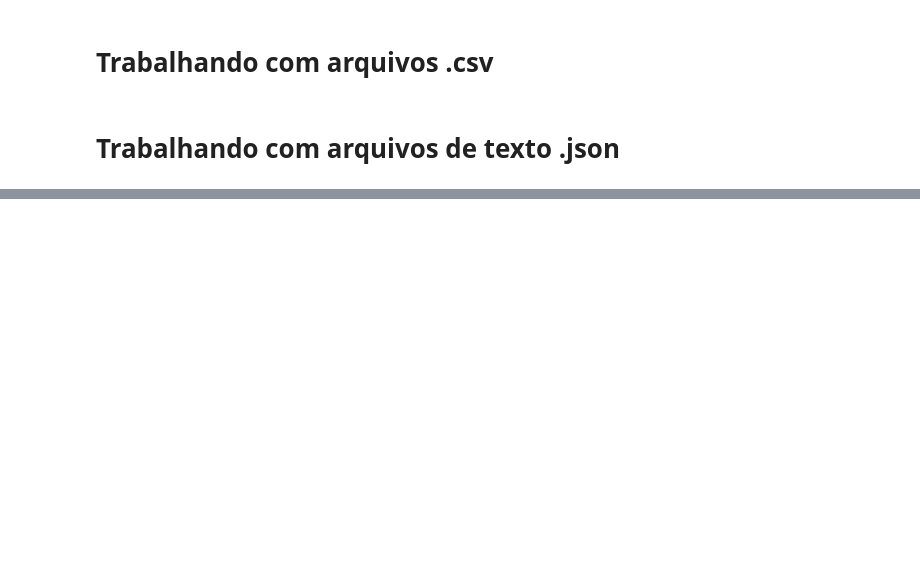
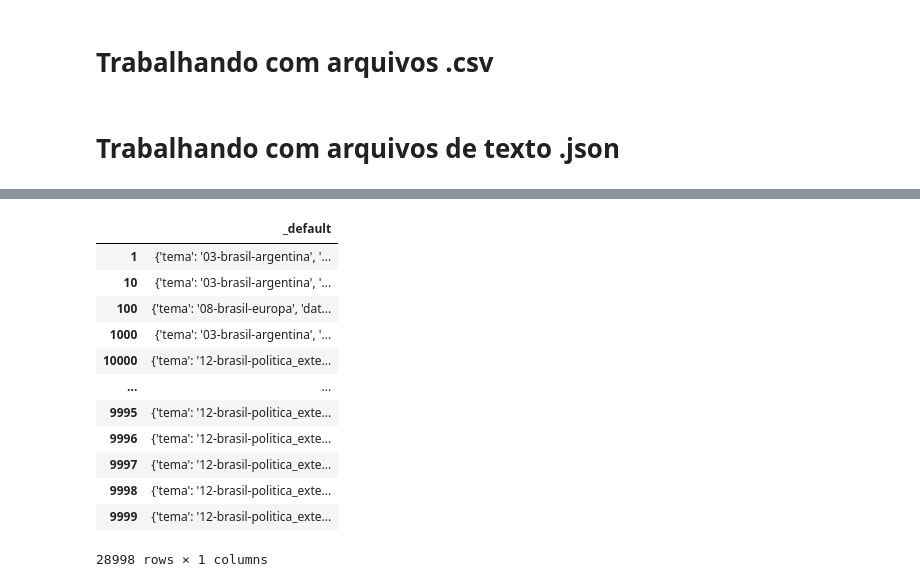
Before and after one commit to thiagovicino/python_analise_dados, a Jupyter notebook: hemeroteca_peb_analise_dados_Thiago.ipynb, the cells around one changed output, grey strips where cells are left out. Cells and saved outputs as stored; diff of their text form; code cells hidden in the pictures; blank space fills up the shorter version.

```diff
--- a/hemeroteca_peb_analise_dados_Thiago.ipynb
+++ b/hemeroteca_peb_analise_dados_Thiago.ipynb
@@ -154,0 +236,20 @@ barras
+# %%
+arq_json = "METADADOS_FINAL.json"
+with open (arq_json) as arq:
+  j_dataset = json.load(arq)
+dataset = pd.DataFrame(j_dataset)
+dataset
+# %% [output]
+|  | _default |
+| 1 | {'tema': '03-brasil-argentina', '... |
+| 10 | {'tema': '03-brasil-argentina', '... |
+| 100 | {'tema': '08-brasil-europa', 'dat... |
+| 1000 | {'tema': '03-brasil-argentina', '... |
+| 10000 | {'tema': '12-brasil-politica_exte... |
+| ... | ... |
+| 9995 | {'tema': '12-brasil-politica_exte... |
+| 9996 | {'tema': '12-brasil-politica_exte... |
+| 9997 | {'tema': '12-brasil-politica_exte... |
+| 9998 | {'tema': '12-brasil-politica_exte... |
+| 9999 | {'tema': '12-brasil-politica_exte... |
+28998 rows × 1 columns
```
Also changed, not shown: parts of 21 cells of this notebook.
